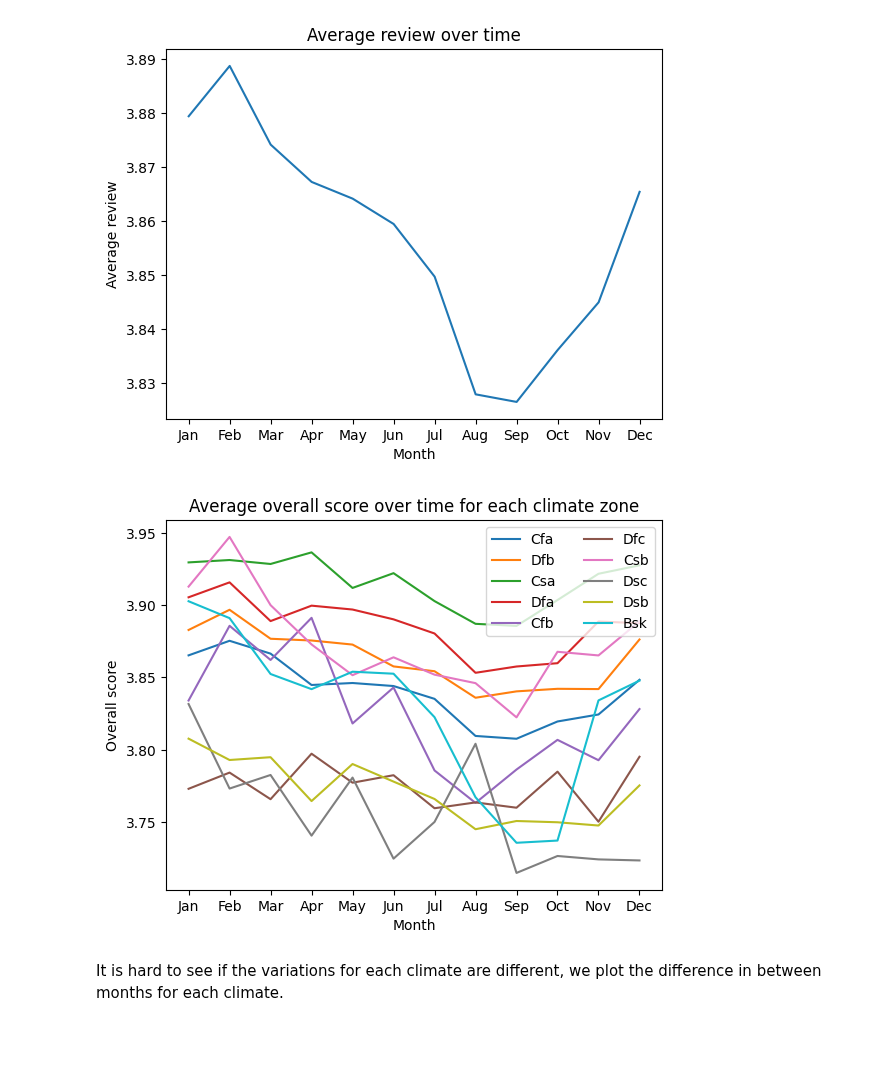
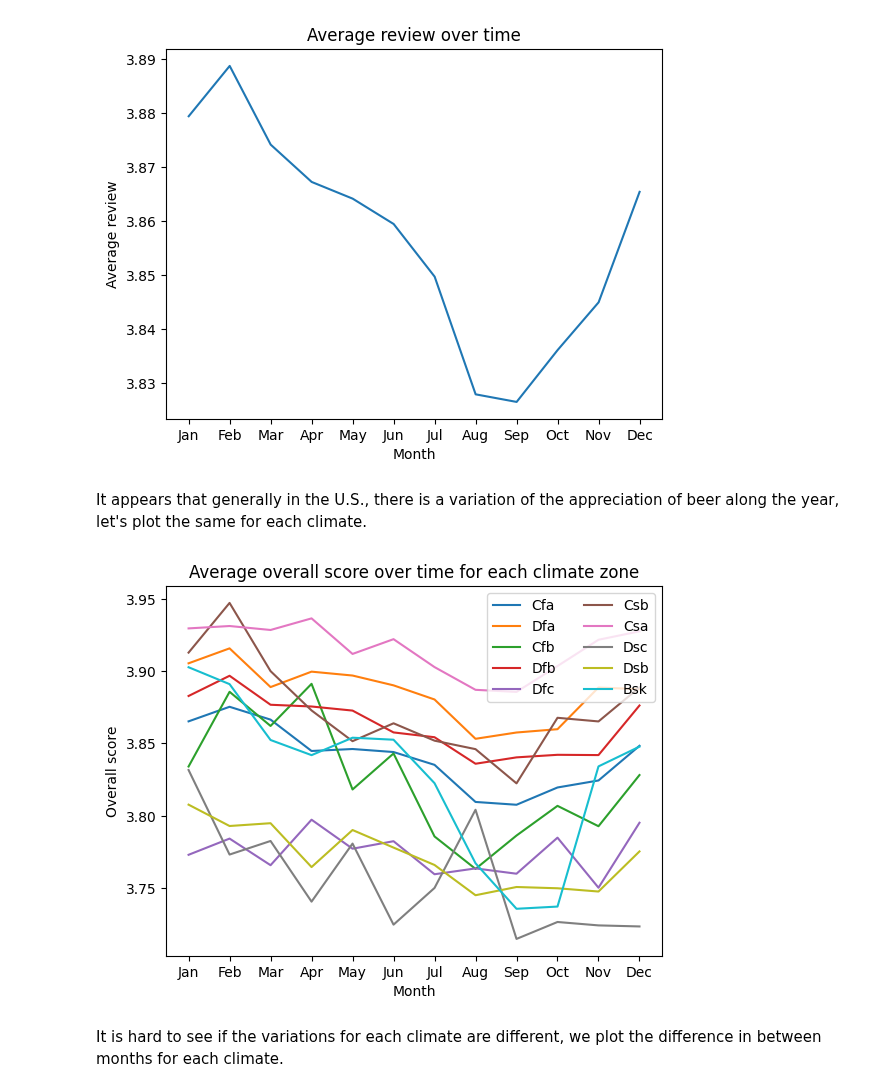
Before and after one commit to epfl-ada/ada-2023-project-riskybiscuits, a Jupyter notebook: sections_notebooks/rating_along_time.ipynb, the cells around one changed output. Drawn from its saved outputs; the diff is of its cells as text; code cells hidden in the pictures; blank space fills up the shorter version.

```diff
--- a/sections_notebooks/top5_and_rating_fc_time.ipynb
+++ b/sections_notebooks/rating_along_time.ipynb
@@ -17,4 +19,4 @@ from data_loader import (
     merge_reviews,
 )
 # %%
-us_users_ratings = pd.read_csv("data/us_users_ratings.csv", compression="gzip")
+us_users_ratings_time = pd.read_csv("../data/us_users_ratings.csv", compression="gzip")
@@ -94,16 +22,0 @@ plt.show()
-# %%
-from scipy import stats
-
-for beer_name in reviews_top_5.beer_name.unique():
-    reviews = reviews_top_5[reviews_top_5["beer_name"] == beer_name][
-        ["beer_name", "climate", "overall"]
-    ]
-    # do anova test to compare mean overall rating for first beer of the top 5 and each climate zone:
-    res = stats.f_oneway(
-        *[
-            reviews[reviews["climate"] == zone]["overall"].values
-            for zone in reviews.climate.unique()
-        ]
-    )
-
-    print("For beer {} the p-value is {}".format(beer_name, res.pvalue))
@@ -116,3 +23,5 @@ For beer Delirium Tremens the p-value is 0.5247106400409453
+# %%
+us_users_ratings_time = us_users_ratings_time.dropna(subset=["overall"])
 # %% [markdown]
 # Intrayear evolution of the mean ratings
 # %% [markdown]
@@ -123,11 +32,11 @@ First, we plot the overall mean using the full dataset.
 months = ["Jan", "Feb", "Mar", "Apr", "May", "Jun", "Jul", "Aug", "Sep", "Oct", "Nov", "Dec"]
 
 # evolution of the average reviews over time: convert date in unix to datetime
-us_users_ratings["date"] = pd.to_datetime(us_users_ratings["date"], unit="s")
-us_users_ratings["year"] = us_users_ratings["date"].dt.year
-us_users_ratings["month"] = us_users_ratings["date"].dt.month
+us_users_ratings_time["date"] = pd.to_datetime(us_users_ratings_time["date"], unit="s")
+us_users_ratings_time["year"] = us_users_ratings_time["date"].dt.year
+us_users_ratings_time["month"] = us_users_ratings_time["date"].dt.month
 # plot average review over time but keep only month that have enough reviews
-us_users_ratings.groupby("month")["overall"].mean().plot()
+us_users_ratings_time.groupby("month")["overall"].mean().plot()
 plt.xlabel("Month")
 plt.ylabel("Average review")
 plt.title("Average review over time")
@@ -135,29 +44,23 @@ plt.xticks(np.arange(1, 13, 1), months)
 plt.show()
 # %% [output]
 [figure]
+# %% [markdown]
+It appears that generally in the U.S., there is a variation of the appreciation of beer along the year, let's plot the same for each climate.
 # %%
-# # evolution of the average reviews over time: convert date in unix to datetime
-# us_users_ratings["date"] = pd.to_datetime(us_users_ratings["date"], unit="s")
-# us_users_ratings["year"] = us_users_ratings["date"].dt.year
-# us_users_ratings["month"] = us_users_ratings["date"].dt.month
-# #plot average review over time but keep only month that have enough reviews
-# us_users_ratings.groupby("month")["overall"].mean().plot()
-# plt.show()
-
 # repeat the above for each climate zone
-for zone in us_users_ratings["climate"].unique():
-    us_users_ratings[us_users_ratings["climate"] == zone].groupby("month")[
+for zone in us_users_ratings_time["climate"].unique():
+    us_users_ratings_time[us_users_ratings_time["climate"] == zone].groupby("month")[
         "overall"
     ].mean().plot(label=zone)
 
 plt.xticks(range(1, 13), months)
 plt.xlabel("Month")
 plt.ylabel("Overall score")
 plt.legend(loc="upper right", ncol=2)
 plt.title("Average overall score over time for each climate zone")
 plt.show()
 # %% [output]
-[figure, old version]
+[figure, new version]
 # %% [markdown]
 It is hard to see if the variations for each climate are different, we plot the difference in between months for each climate.
 # %%
```
Also changed, not shown: parts of 16 cells of this notebook, 4 other files.
